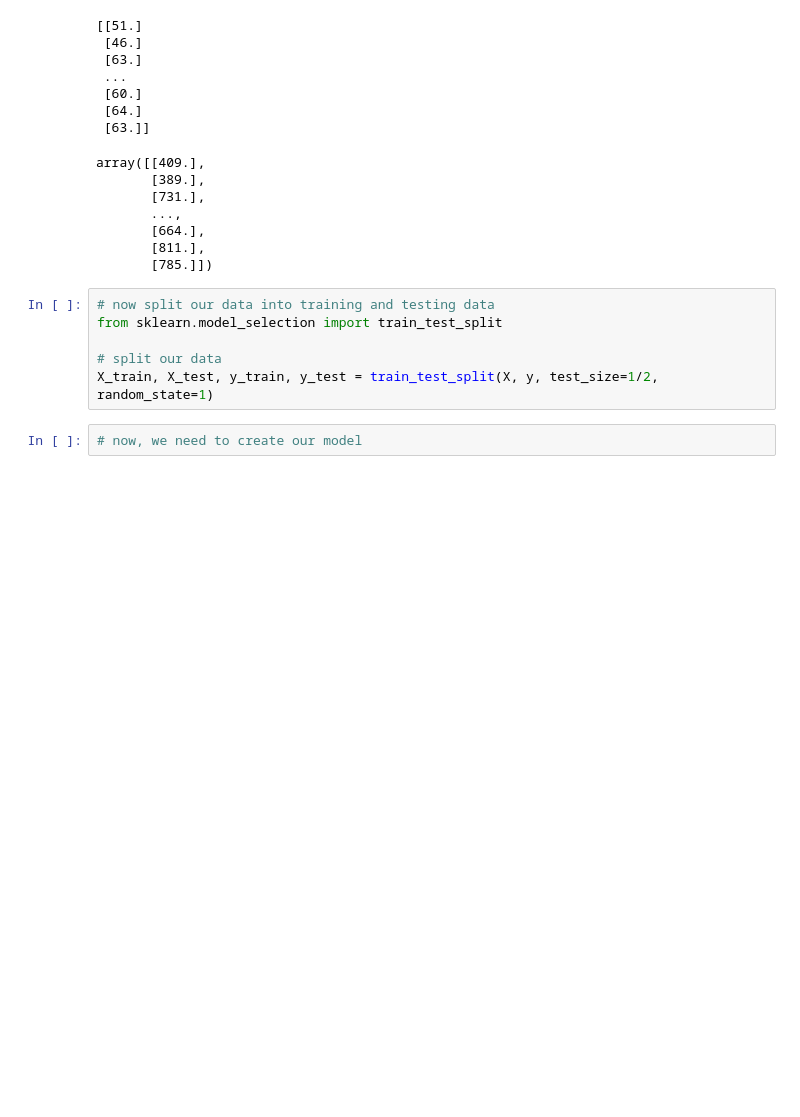
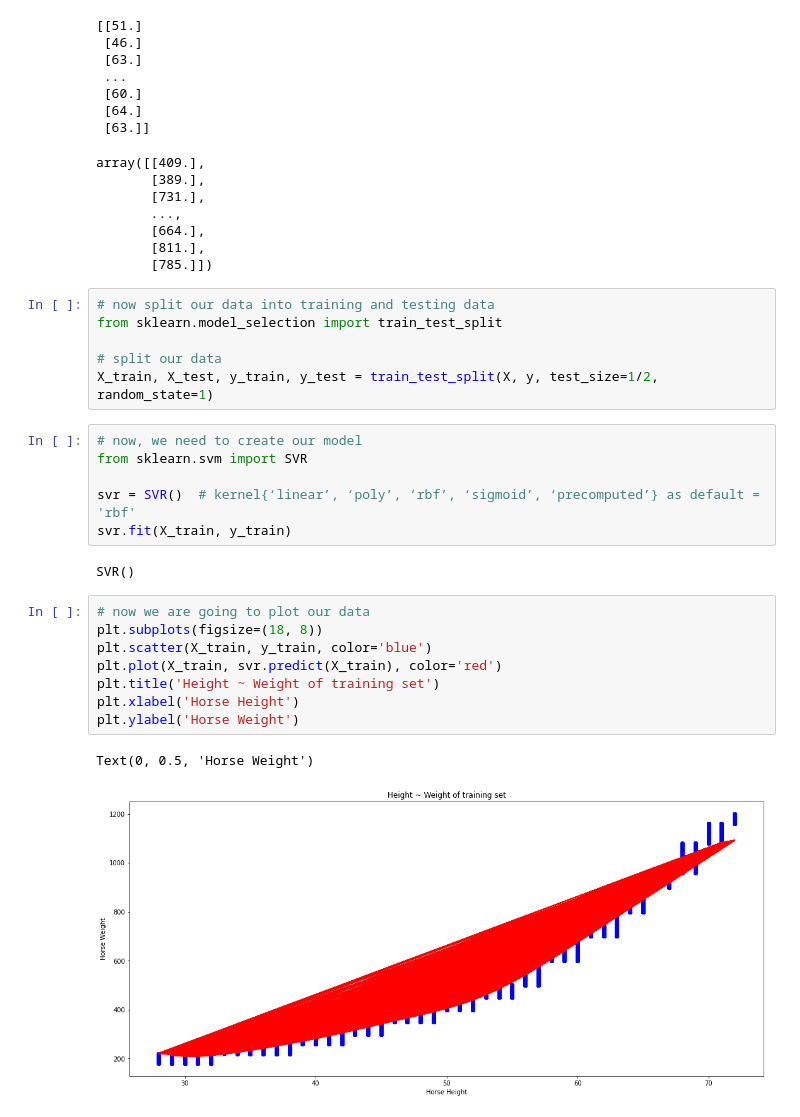
Before and after one commit to pythonpioneer/Data-Science, a Jupyter notebook: Project MLHD/SupportVectorMachine/SupportVectorRegression.ipynb, the cells around one changed output. Drawn from its saved outputs; the diff is of its cells as text; blank space fills up the shorter version.

```diff
--- a/Project MLHD/SupportVectorMachine/SupportVectorRegression.ipynb
+++ b/Project MLHD/SupportVectorMachine/SupportVectorRegression.ipynb
@@ -70,3 +70,20 @@ from sklearn.model_selection import train_test_split
 X_train, X_test, y_train, y_test = train_test_split(X, y, test_size=1/2, random_state=1)
 # %%
 # now, we need to create our model
+from sklearn.svm import SVR
+
+svr = SVR()  # kernel{‘linear’, ‘poly’, ‘rbf’, ‘sigmoid’, ‘precomputed’} as default = 'rbf'
+svr.fit(X_train, y_train)
+# %% [output]
+SVR()
+# %%
+# now we are going to plot our data
+plt.subplots(figsize=(18, 8))
+plt.scatter(X_train, y_train, color='blue')
+plt.plot(X_train, svr.predict(X_train), color='red')
+plt.title('Height ~ Weight of training set')
+plt.xlabel('Horse Height')
+plt.ylabel('Horse Weight')
+# %% [output]
+Text(0, 0.5, 'Horse Weight')
+[figure, added]
```
